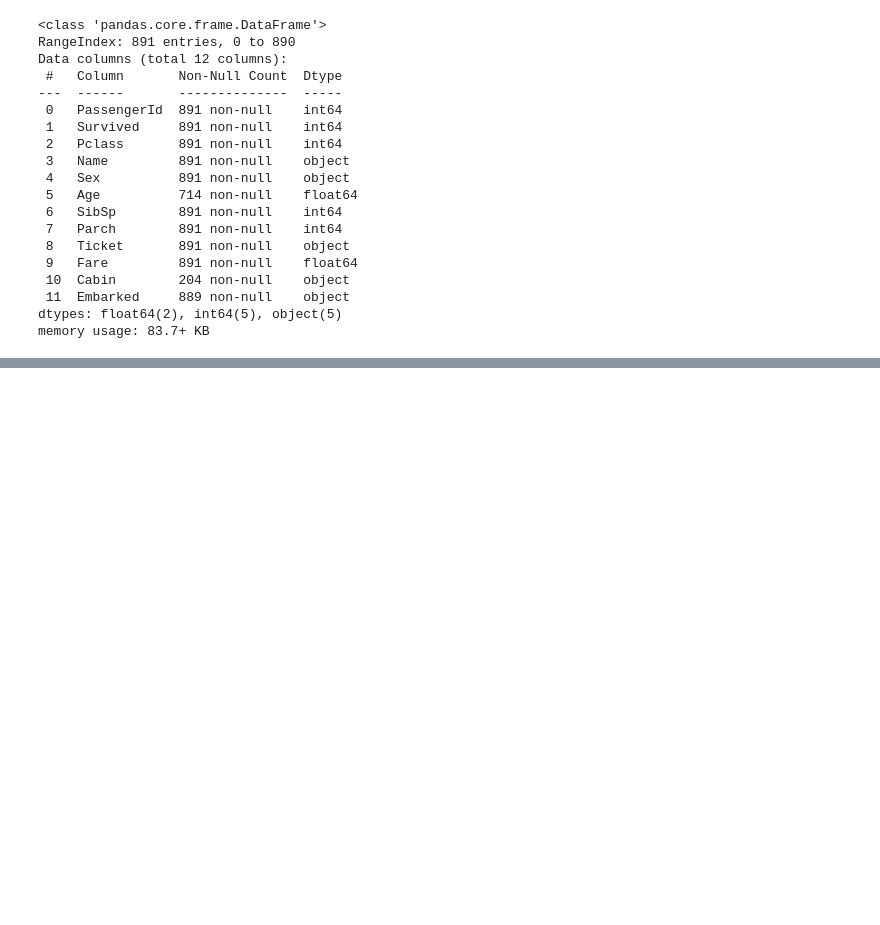
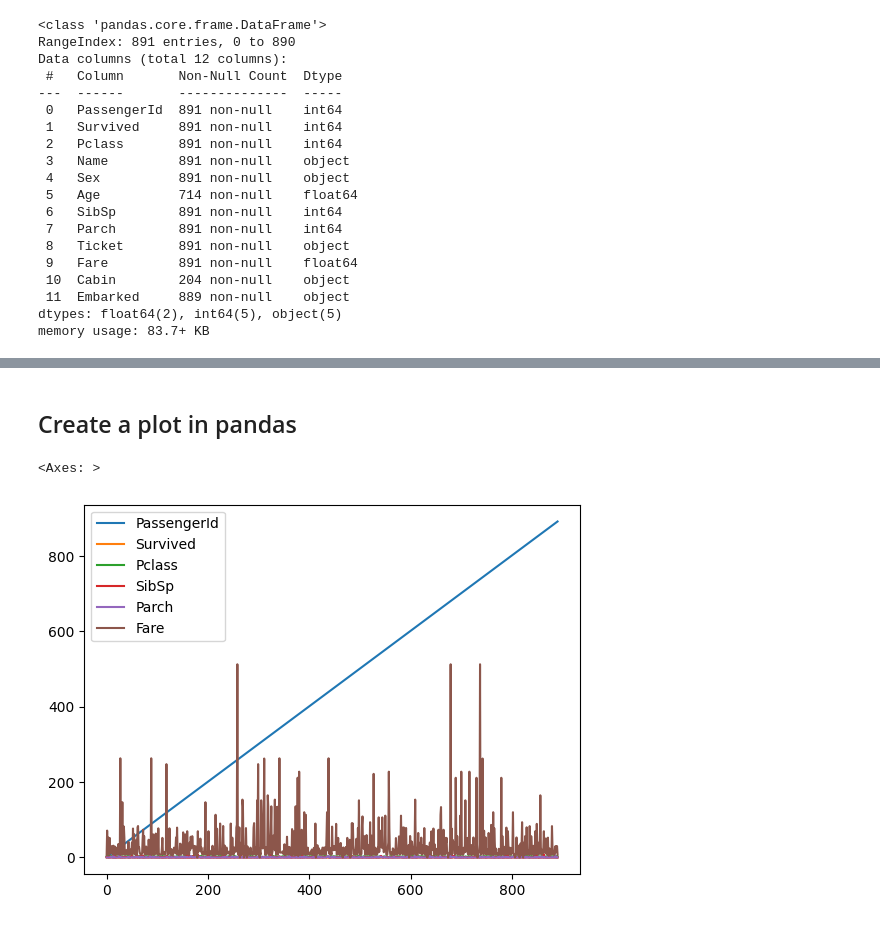
Before and after one commit to panda-eye-dev/TITANIC-DATASET, a Jupyter notebook: titanic.ipynb, the cells around one changed output, grey strips where cells are left out. Cells and saved outputs as stored; diff of their text form; code cells hidden in the pictures; blank space fills up the shorter version.

```diff
--- a/titanic.ipynb
+++ b/titanic.ipynb
@@ -93,0 +164,4 @@ memory usage: 83.7+ KB
+# %%
+#Assign new values to the data we filter using loc/ iloc
+df.iloc[0:2,5] = "Idiots"
+df.head(5)
@@ -93,0 +175,2 @@ memory usage: 83.7+ KB
+# %% [markdown]
+## Create a plot in pandas
@@ -93,0 +179,5 @@ memory usage: 83.7+ KB
+# %%
+df.plot()
+# %% [output]
+<Axes: >
+[figure, added]
```
Also changed, not shown: parts of 15 cells of this notebook.
